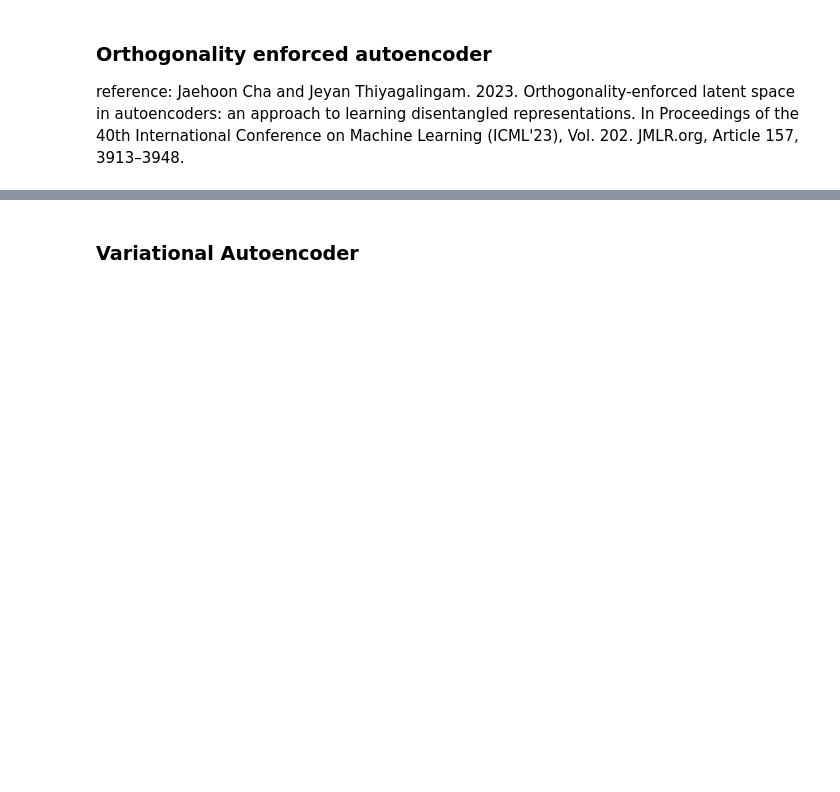
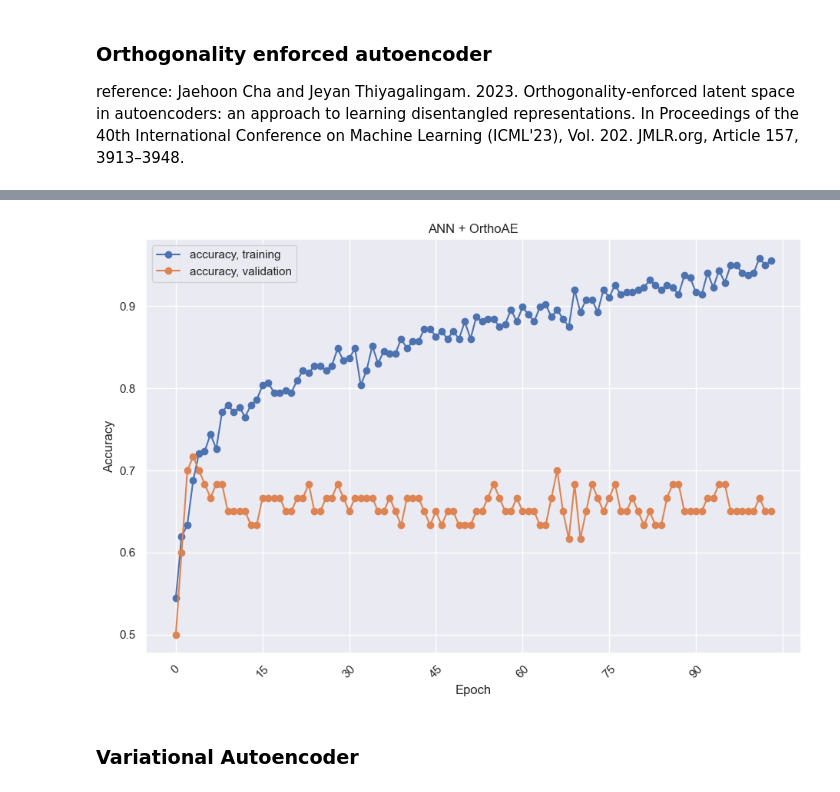
Before and after one commit to BlueJayVRStudio/DeepLearningFinal, a Jupyter notebook: DeepLearningProject.ipynb, the cells around one changed output, grey strips where cells are left out. Cells and saved outputs as stored; diff of their text form; code cells hidden in the pictures; blank space fills up the shorter version.

```diff
--- a/DeepLearningProject.ipynb
+++ b/DeepLearningProject.ipynb
@@ -857,25 +777,29 @@ print(len(X_test), len(X_test_augmented))
 # %%
 model = keras.Sequential([
-    keras.layers.Dense(num_features*2, activation='relu', input_shape=(X_train_augmented.shape[1],)),
-    keras.layers.Dense(num_features*2, activation='relu'),
-    keras.layers.Dense(num_features, activation='relu'),
+    keras.layers.Dense(X_train_augmented.shape[1]*2, activation='relu', input_shape=(X_train_augmented.shape[1],)),
+    keras.layers.Dense(X_train_augmented.shape[1]*2, activation='relu'),
+    keras.layers.Dropout(0.2),
+    keras.layers.Dense(X_train_augmented.shape[1], activation='relu'),
+    keras.layers.Dropout(0.2),
     keras.layers.Dense(1, activation='sigmoid')
 ])
 
-optimizer = Adam(learning_rate=0.01)
+optimizer = tf.keras.optimizers.Adam(learning_rate=0.001, beta_1=0.9, beta_2=0.999)
+
 model.compile(optimizer=optimizer, loss='binary_crossentropy', metrics=['accuracy'])
 
 early_stopping = keras.callbacks.EarlyStopping(
     monitor='val_accuracy',
-    patience=50,
+    patience=100,
     restore_best_weights=True
 )
+
+### FIT MODEL ###
+history = model.fit(
+    X_train_augmented, y_train,
+    epochs=2000,
+    batch_size=32,
+    validation_data=(X_test_augmented, y_test),
+    callbacks=[early_stopping],
+    verbose=0
+)
-# %%
-history = model.fit(
-    X_train_augmented, y_train,
-    epochs=500,
-    batch_size=16,
-    validation_data=(X_test_augmented, y_test),
-    callbacks=[early_stopping],
-    verbose=1
-)
@@ -907,3 +825,7 @@ print(test_loss, test_acc)
+# %%
+plot_accuracy(history, "ANN + OrthoAE")
+# %% [output]
+[figure, added]
 # %% [markdown]
 ### Variational Autoencoder
 # %%
```
Also changed, not shown: parts of 42 cells of this notebook, 2 other files.
